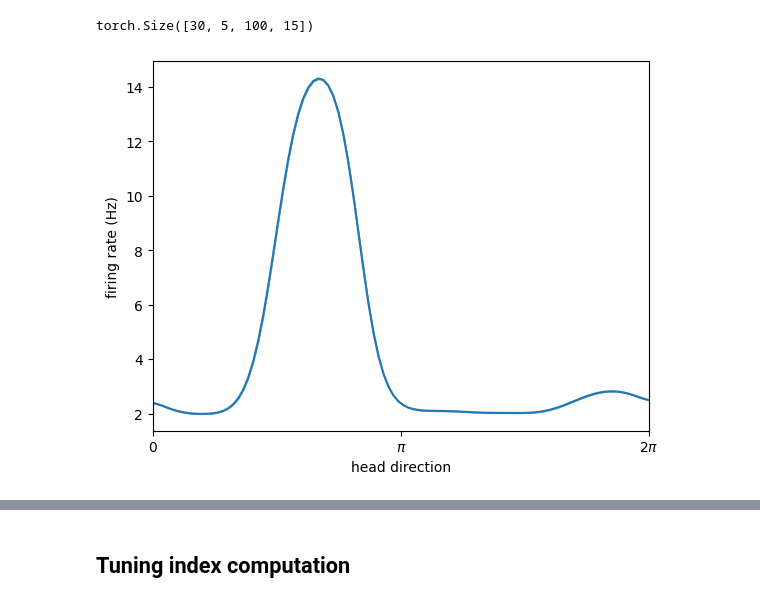
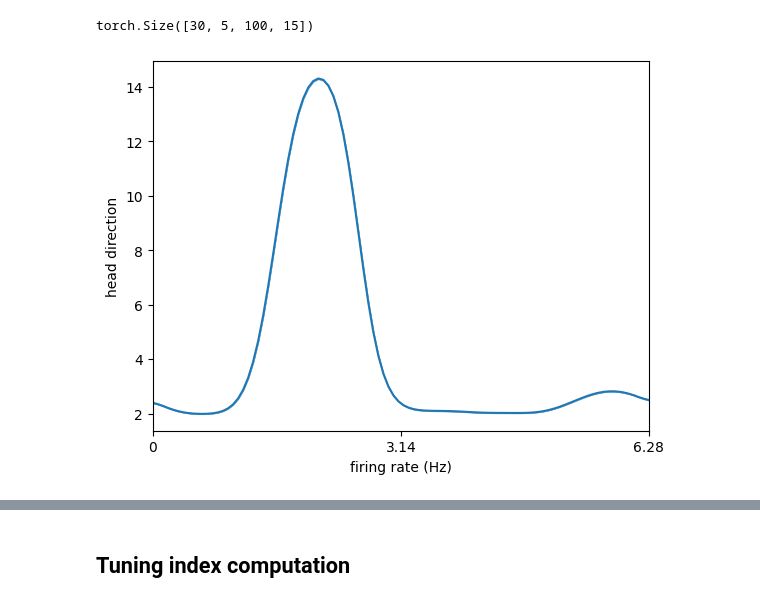
Before and after one commit to davindicode/UCM-interpret, a Jupyter notebook: preprocess/dim_reduction.ipynb, the cells around one changed output, grey strips where cells are left out. Cells and saved outputs as stored; diff of their text form; code cells hidden in the pictures.

```diff
--- a/preprocess/dim_reduction.ipynb
+++ b/preprocess/dim_reduction.ipynb
@@ -188,26 +188,32 @@ hd_rate = hd_mean / tbin  # in units of Hz
 hd_var = (counts[None, None, None, :]**2 * P_mc_hdc).sum(-1) - hd_mean**2
 hd_FF = hd_var / (hd_mean + 1e-12)
 # %%
-fig, ax = plt.subplots()
+def plot_tuning_curve(statistics, covariate, neuron=0, ax=None, xlabel=None, ylabel=None):
 
-lower, mean, upper = utils.signal.percentiles_from_samples(hd_rate, [0.05, 0.5, 0.95])
-ne = 0  # select neuron to plot
+    if ax is None:
+        fig, ax = plt.subplots()
 
-x_sweep = sweep.numpy().flatten()
+    lower, mean, upper = utils.signal.percentiles_from_samples(statistics, [0.05, 0.5, 0.95])
 
-line, = ax.plot(x_sweep, mean[ne, :].numpy())
-ax.fill_between(
-    x_sweep, lower[ne, :].numpy(), upper[ne, :].numpy(),
-    color=line.get_color(), alpha=0.5
-)
-ax.set_ylabel('firing rate (Hz)')
-ax.set_xlabel('head direction')
-ax.set_xlim(0, 2*np.pi)
-ax.set_xticks([0, np.pi, 2*np.pi])
-ax.set_xticklabels([r'$0$', r'$\pi$', r'$2\pi$'])
-plt.show()
+    line, = ax.plot(covariate, mean[neuron, :].numpy())
+    ax.fill_between(
+        covariate, lower[neuron, :].numpy(), upper[neuron, :].numpy(),
+        color=line.get_color(), alpha=0.5
+    )
+
+    if ylabel is not None:
+        ax.set_ylabel(ylabel)
+    if xlabel is not None:
+        ax.set_xlabel(xlabel)
+    ax.set_xlim(0, np.max(covariate))
+    ax.set_xticks([0, np.max(covariate)/2, np.max(covariate)])
+    ax.set_xticklabels(['0', f'{np.max(covariate)/2 :.2f}', f'{np.max(covariate):.2f}'])
-# %% [output]
-[figure, removed]
+# %%
+x_sweep = sweep.numpy().flatten()
+
+plot_tuning_curve(hd_rate, x_sweep, neuron=0, xlabel='firing rate (Hz)', ylabel='head direction')
+# %% [output]
+[figure, added]
 # %%
 plt.figure(figsize=(10, 10))
 
```
Also changed, not shown: parts of 8 cells of this notebook.
